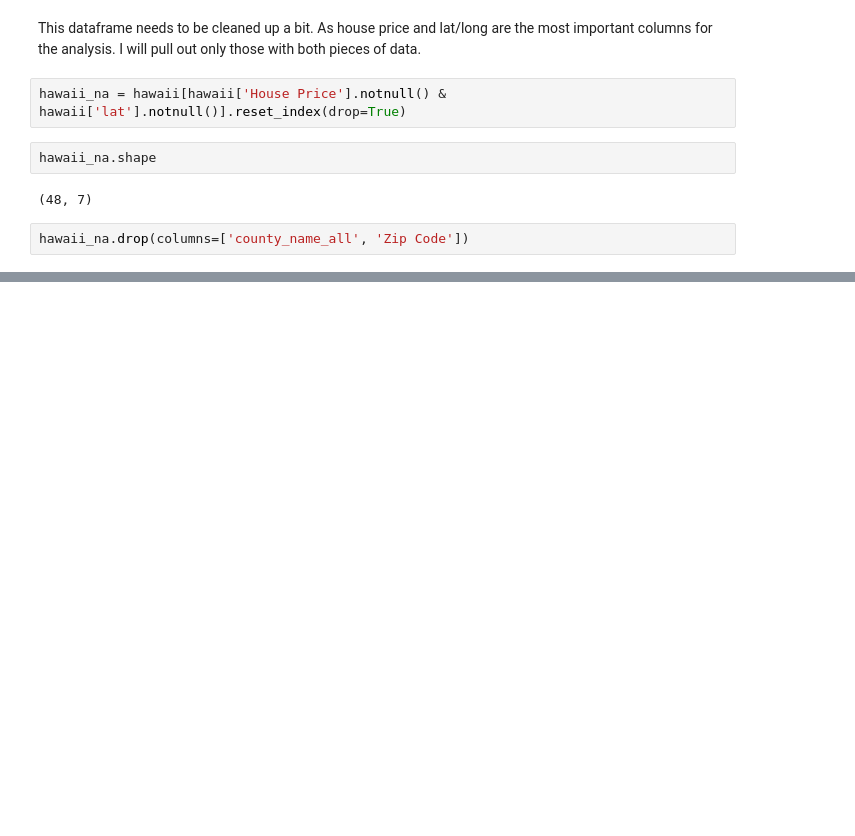
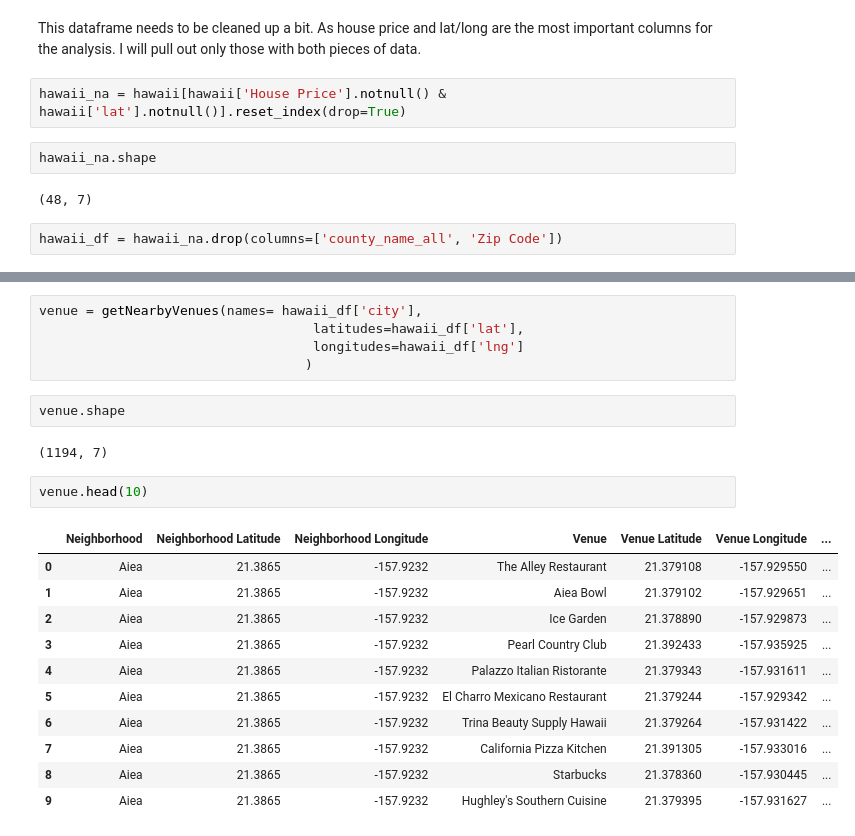
Before and after one commit to Maddienis/Coursera_Capstone, a Jupyter notebook: Hawaii House Prices & Venues.ipynb, the cells around one changed output, grey strips where cells are left out. Cells and saved outputs as stored; diff of their text form; blank space fills up the shorter version.

```diff
--- a/Hawaii House Prices & Venues.ipynb
+++ b/Hawaii House Prices & Venues.ipynb
@@ -132,4 +192,4 @@ hawaii_na.shape
 # %% [output]
 (48, 7)
 # %%
-hawaii_na.drop(columns=['county_name_all', 'Zip Code'])
+hawaii_df = hawaii_na.drop(columns=['county_name_all', 'Zip Code'])
@@ -153,0 +252,23 @@ hawaii_na.drop(columns=['county_name_all', 'Zip Code'])
+# %%
+venue = getNearbyVenues(names= hawaii_df['city'],
+                                   latitudes=hawaii_df['lat'],
+                                   longitudes=hawaii_df['lng']
+                                  )
+# %%
+venue.shape
+# %% [output]
+(1194, 7)
+# %%
+venue.head(10)
+# %% [output]
+|  | Neighborhood | Neighborhood Latitude | Neighborhood Longitude | Venue | Venue Latitude | Venue Longitude | ... |
+| 0 | Aiea | 21.3865 | -157.9232 | The Alley Restaurant | 21.379108 | -157.929550 | ... |
+| 1 | Aiea | 21.3865 | -157.9232 | Aiea Bowl | 21.379102 | -157.929651 | ... |
+| 2 | Aiea | 21.3865 | -157.9232 | Ice Garden | 21.378890 | -157.929873 | ... |
+| 3 | Aiea | 21.3865 | -157.9232 | Pearl Country Club | 21.392433 | -157.935925 | ... |
+| 4 | Aiea | 21.3865 | -157.9232 | Palazzo Italian Ristorante | 21.379343 | -157.931611 | ... |
+| 5 | Aiea | 21.3865 | -157.9232 | El Charro Mexicano Restaurant | 21.379244 | -157.929342 | ... |
+| 6 | Aiea | 21.3865 | -157.9232 | Trina Beauty Supply Hawaii | 21.379264 | -157.931422 | ... |
+| 7 | Aiea | 21.3865 | -157.9232 | California Pizza Kitchen | 21.391305 | -157.933016 | ... |
+| 8 | Aiea | 21.3865 | -157.9232 | Starbucks | 21.378360 | -157.930445 | ... |
+| 9 | Aiea | 21.3865 | -157.9232 | Hughley's Southern Cuisine | 21.379395 | -157.931627 | ... |
```
Also changed, not shown: parts of 15 cells of this notebook.
